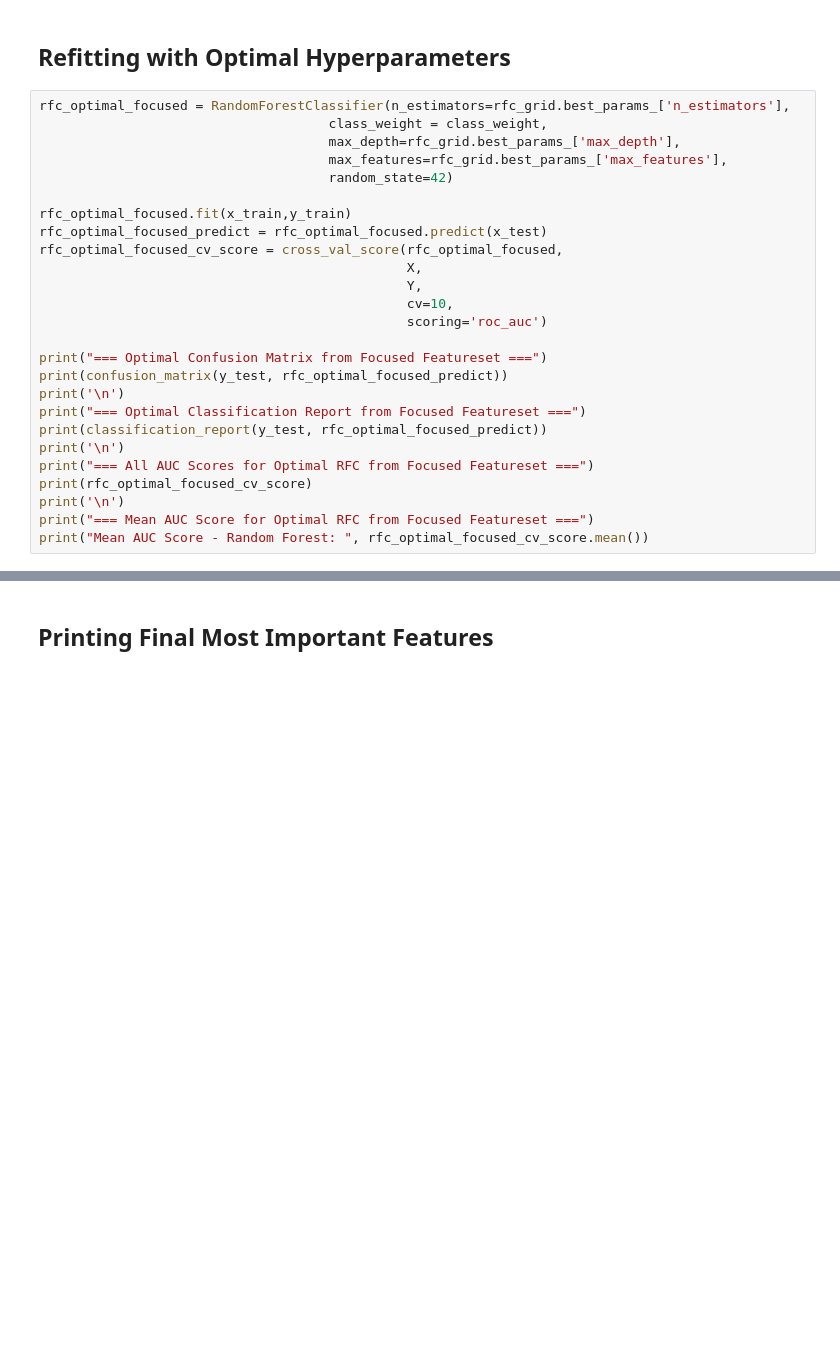
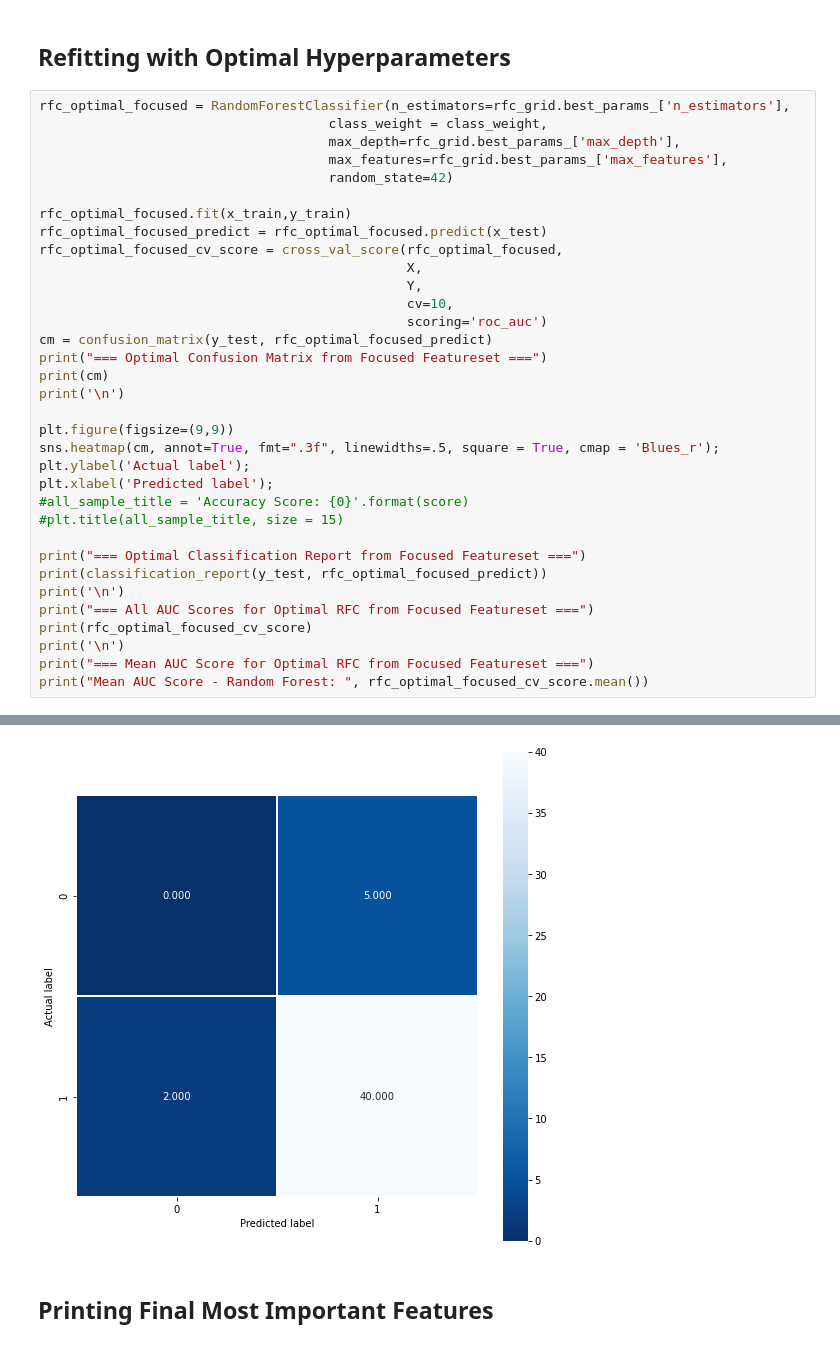
Before and after one commit to michaelajensen1/Modeling-CFIUS-Decisions, a Jupyter notebook: Improved Random Forest Modeling (Tradewar Updated).ipynb, the cells around one changed output, grey strips where cells are left out. Drawn from its saved outputs; the diff is of its cells as text; blank space fills up the shorter version.

```diff
--- a/Improved Random Forest Modeling (Tradewar Updated).ipynb
+++ b/Improved Random Forest Modeling (Tradewar Updated).ipynb
@@ -274,36 +277,45 @@ rfc_optimal_focused_cv_score = cross_val_score(rfc_optimal_focused,
                                                Y,
                                                cv=10,
                                                scoring='roc_auc')
+cm = confusion_matrix(y_test, rfc_optimal_focused_predict)
+print("=== Optimal Confusion Matrix from Focused Featureset ===")
+print(cm)
+print('\n')
 
-print("=== Optimal Confusion Matrix from Focused Featureset ===")
-print(confusion_matrix(y_test, rfc_optimal_focused_predict))
-print('\n')
+plt.figure(figsize=(9,9))
+sns.heatmap(cm, annot=True, fmt=".3f", linewidths=.5, square = True, cmap = 'Blues_r');
+plt.ylabel('Actual label');
+plt.xlabel('Predicted label');
+#all_sample_title = 'Accuracy Score: {0}'.format(score)
+#plt.title(all_sample_title, size = 15)
+
 print("=== Optimal Classification Report from Focused Featureset ===")
 print(classification_report(y_test, rfc_optimal_focused_predict))
 print('\n')
 print("=== All AUC Scores for Optimal RFC from Focused Featureset ===")
 print(rfc_optimal_focused_cv_score)
 print('\n')
 print("=== Mean AUC Score for Optimal RFC from Focused Featureset ===")
 print("Mean AUC Score - Random Forest: ", rfc_optimal_focused_cv_score.mean())
 # %% [output]
 === Optimal Confusion Matrix from Focused Featureset ===
 [[ 0  5]
  [ 2 40]]
 
 
 === Optimal Classification Report from Focused Featureset ===
               precision    recall  f1-score   support
 
            0       0.00      0.00      0.00         5
            1       0.89      0.95      0.92        42
 
     accuracy                           0.85        47
 ... (8 lines left out)
 
 
 === Mean AUC Score for Optimal RFC from Focused Featureset ===
 Mean AUC Score - Random Forest:  0.6063888888888889
+[figure, added]
 # %% [markdown]
 ## Printing Final Most Important Features
 # %%
```
Also changed, not shown: parts of 3 cells of this notebook, 1 other file.
